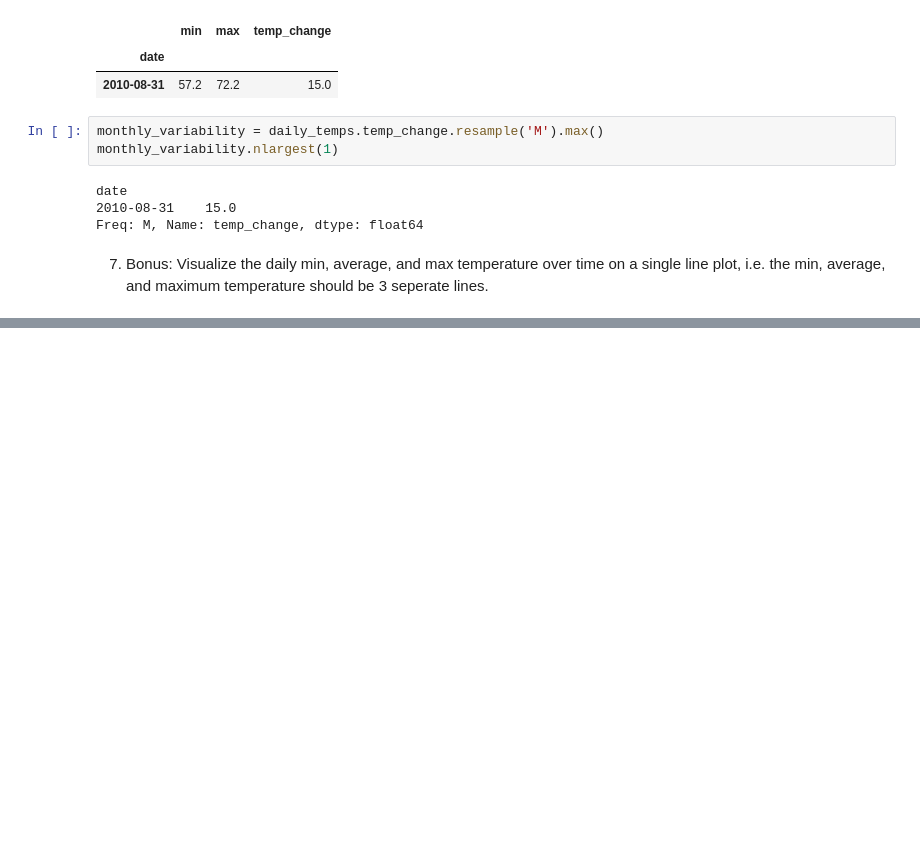
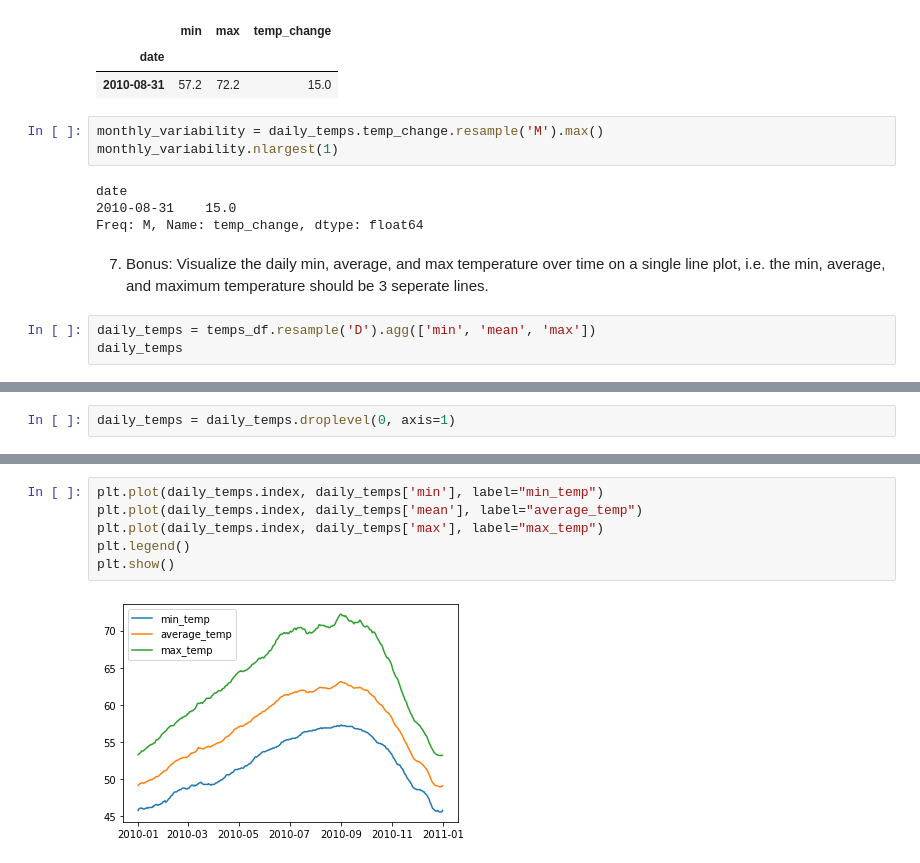
Before and after one commit to david-ryan-alviola/time-series-exercises, a Jupyter notebook: time_series.ipynb, the cells around one changed output, grey strips where cells are left out. Drawn from its saved outputs; the diff is of its cells as text; blank space fills up the shorter version.

```diff
--- a/time_series.ipynb
+++ b/time_series.ipynb
@@ -332,3 +332,6 @@ date
 Freq: M, Name: temp_change, dtype: float64
 # %% [markdown]
 7. Bonus: Visualize the daily min, average, and max temperature over time on a single line plot, i.e. the min, average, and maximum temperature should be 3 seperate lines.
+# %%
+daily_temps = temps_df.resample('D').agg(['min', 'mean', 'max'])
+daily_temps
@@ -334,0 +354,2 @@ Freq: M, Name: temp_change, dtype: float64
+# %%
+daily_temps = daily_temps.droplevel(0, axis=1)
@@ -334,0 +375,8 @@ Freq: M, Name: temp_change, dtype: float64
+# %%
+plt.plot(daily_temps.index, daily_temps['min'], label="min_temp")
+plt.plot(daily_temps.index, daily_temps['mean'], label="average_temp")
+plt.plot(daily_temps.index, daily_temps['max'], label="max_temp")
+plt.legend()
+plt.show()
+# %% [output]
+[figure, added]
```
Also changed, not shown: parts of 2 cells of this notebook.
